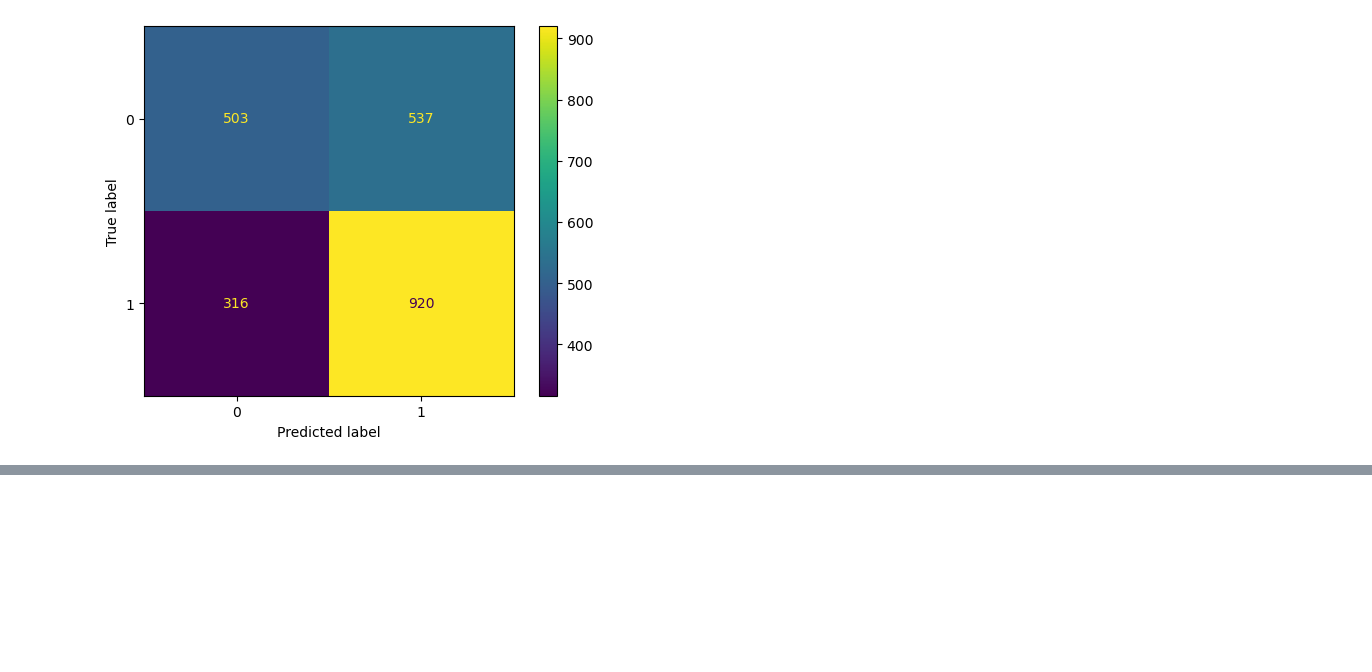
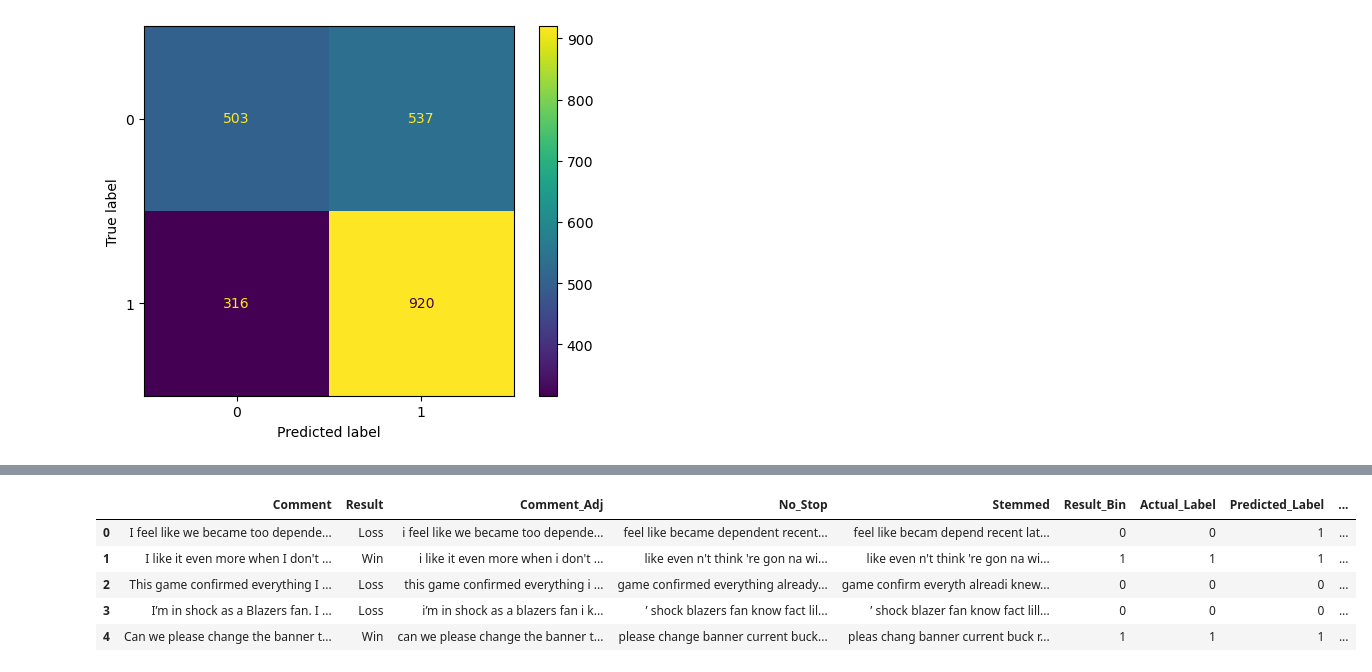
Before and after one commit to tulane-cmps6730/project-reddit, a Jupyter notebook: notebooks/Experiment-CNN-1.ipynb, the cells around one changed output, grey strips where cells are left out. Saved outputs shown, nothing was run; the diff lists cells and outputs as text; code cells hidden in the pictures; blank space fills up the shorter version.

```diff
--- a/notebooks/Experiment-CNN-1.ipynb
+++ b/notebooks/Experiment-CNN-1.ipynb
@@ -40,8 +40,8 @@ X_val_sequences = tokenizer.texts_to_sequences(val_df["Comment_Adj"])
 X_train = pad_sequences(X_train_sequences, padding='post', maxlen=87)
 X_val = pad_sequences(X_val_sequences, padding='post', maxlen=87)
 label_encoder = LabelEncoder()
-y_train = label_encoder.fit_transform(train_df["Result_Bin"])
-y_val = label_encoder.fit_transform(val_df["Result_Bin"])
+y_train = train_df["Result_Bin"]
+y_val = val_df["Result_Bin"]
 # %% [output]
 87
 # %%
@@ -182,7 +182,7 @@ X_test_sequences = tokenizer.texts_to_sequences(test_df["Comment_Adj"])
 X_test = pad_sequences(X_test_sequences, padding='post', maxlen=87)
 label_encoder = LabelEncoder()
 
-y_test = label_encoder.fit_transform(test_df["Result_Bin"])
+y_test = test_df["Result_Bin"]
 # %%
 predictions = best_model_cnn.predict(X_test)
 predictions = (predictions > 0.5).astype(int)
@@ -226,7 +226,7 @@ cm_display.plot()
 results_df = test_df.copy()
 results_df["Actual_Label"] = y_test
 results_df["Predicted_Label"] = preds
-probs = cnn_model.predict(X_test)
+probs = model.predict(X_test)
 results_df['predict_proba'] = probs
 results_df.head()
 # %% [output]
@@ -233,0 +234,6 @@ NameError: name 'cnn_model' is not defined
+|  | Comment | Result | Comment_Adj | No_Stop | Stemmed | Result_Bin | Actual_Label | Predicted_Label | ... |
+| 0 | I feel like we became too depende... | Loss | i feel like we became too depende... | feel like became dependent recent... | feel like becam depend recent lat... | 0 | 0 | 1 | ... |
+| 1 | I like it even more when I don't ... | Win | i like it even more when i don't ... | like even n't think 're gon na wi... | like even n't think 're gon na wi... | 1 | 1 | 1 | ... |
+| 2 | This game confirmed everything I ... | Loss | this game confirmed everything i ... | game confirmed everything already... | game confirm everyth alreadi knew... | 0 | 0 | 0 | ... |
+| 3 | I’m in shock as a Blazers fan. I ... | Loss | i’m in shock as a blazers fan i k... | ’ shock blazers fan know fact lil... | ’ shock blazer fan know fact lill... | 0 | 0 | 0 | ... |
+| 4 | Can we please change the banner t... | Win | can we please change the banner t... | please change banner current buck... | pleas chang banner current buck r... | 1 | 1 | 1 | ... |
```
Also changed, not shown: parts of 1 cell of this notebook, 7 other files.
